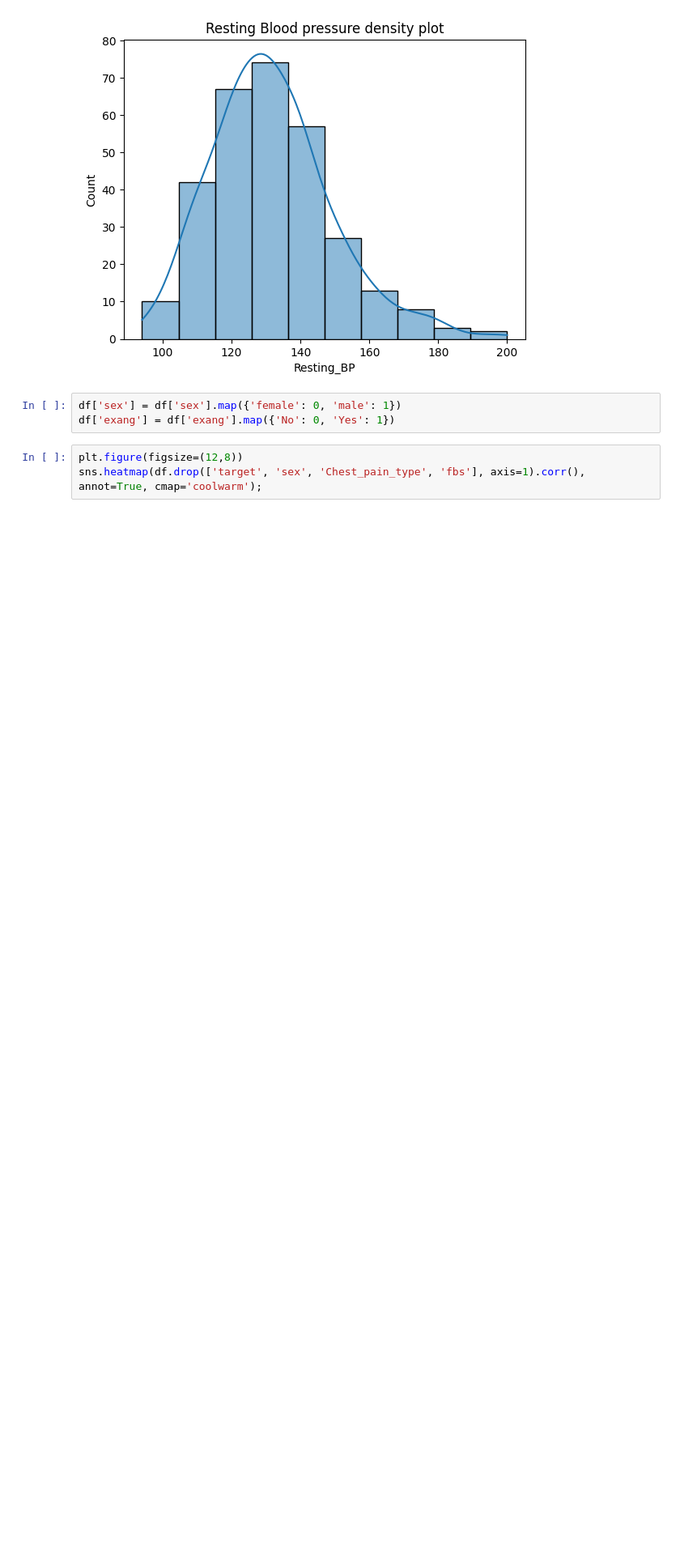
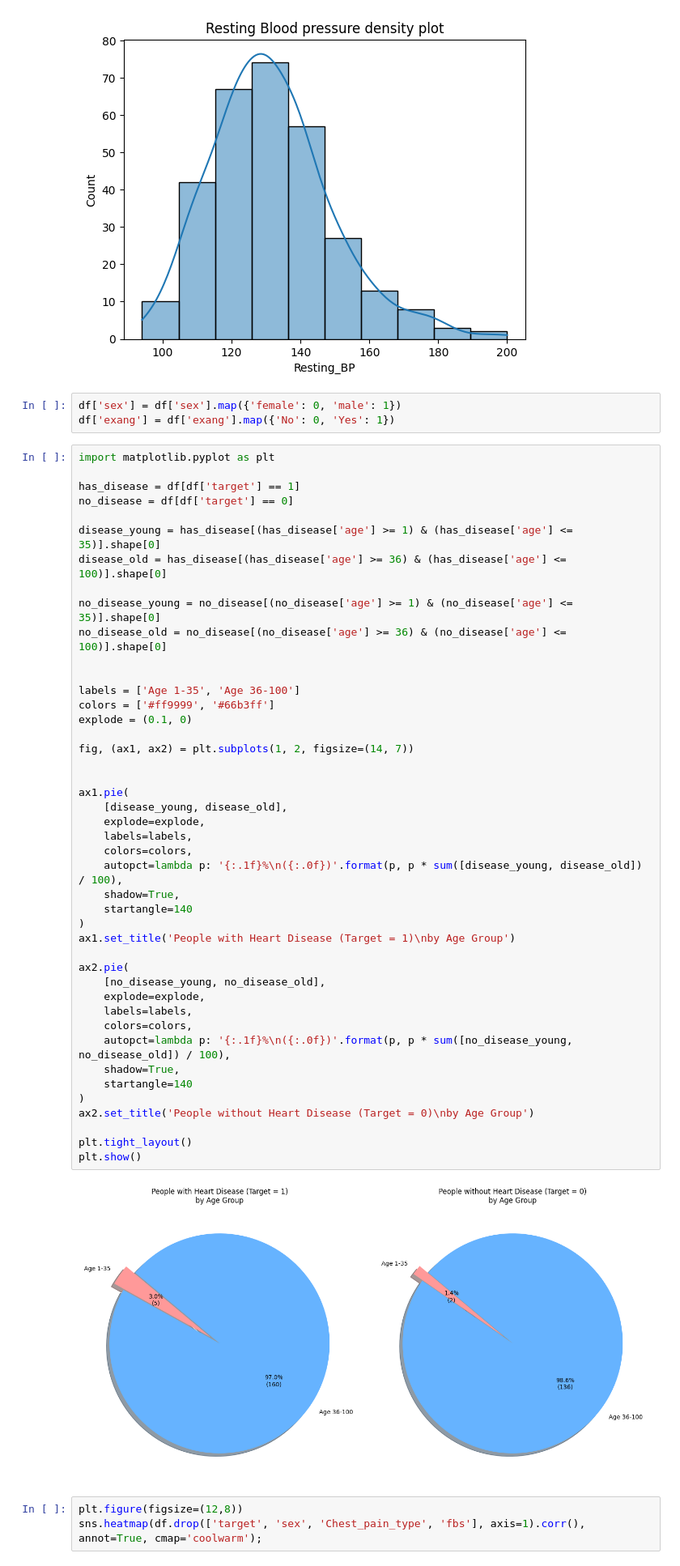
Before and after one commit to zw28623essex-dot/CE101_Team3, a Jupyter notebook: main_load_data.ipynb, the cells around one changed output. Shown at 81% size. Cells and saved outputs as stored; diff of their text form; blank space fills up the shorter version.

```diff
--- a/main_load_data.ipynb
+++ b/main_load_data.ipynb
@@ -164,6 +164,52 @@ plt.title('Resting Blood pressure density plot');
 # %%
 df['sex'] = df['sex'].map({'female': 0, 'male': 1})
 df['exang'] = df['exang'].map({'No': 0, 'Yes': 1})
+# %%
+import matplotlib.pyplot as plt
+
+has_disease = df[df['target'] == 1]
+no_disease = df[df['target'] == 0]
+
+disease_young = has_disease[(has_disease['age'] >= 1) & (has_disease['age'] <= 35)].shape[0]
+disease_old = has_disease[(has_disease['age'] >= 36) & (has_disease['age'] <= 100)].shape[0]
+
+no_disease_young = no_disease[(no_disease['age'] >= 1) & (no_disease['age'] <= 35)].shape[0]
+no_disease_old = no_disease[(no_disease['age'] >= 36) & (no_disease['age'] <= 100)].shape[0]
+
+
+labels = ['Age 1-35', 'Age 36-100']
+colors = ['#ff9999', '#66b3ff']
+explode = (0.1, 0)
+
+fig, (ax1, ax2) = plt.subplots(1, 2, figsize=(14, 7))
+
+
+ax1.pie(
+    [disease_young, disease_old],
+    explode=explode,
+    labels=labels,
+    colors=colors,
+    autopct=lambda p: '{:.1f}%\n({:.0f})'.format(p, p * sum([disease_young, disease_old]) / 100),
+    shadow=True,
+    startangle=140
+)
+ax1.set_title('People with Heart Disease (Target = 1)\nby Age Group')
+
+ax2.pie(
+    [no_disease_young, no_disease_old],
+    explode=explode,
+    labels=labels,
+    colors=colors,
+    autopct=lambda p: '{:.1f}%\n({:.0f})'.format(p, p * sum([no_disease_young, no_disease_old]) / 100),
+    shadow=True,
+    startangle=140
+)
+ax2.set_title('People without Heart Disease (Target = 0)\nby Age Group')
+
+plt.tight_layout()
+plt.show()
+# %% [output]
+[figure, added]
 # %%
 plt.figure(figsize=(12,8))
 sns.heatmap(df.drop(['target', 'sex', 'Chest_pain_type', 'fbs'], axis=1).corr(), annot=True, cmap='coolwarm');
```
